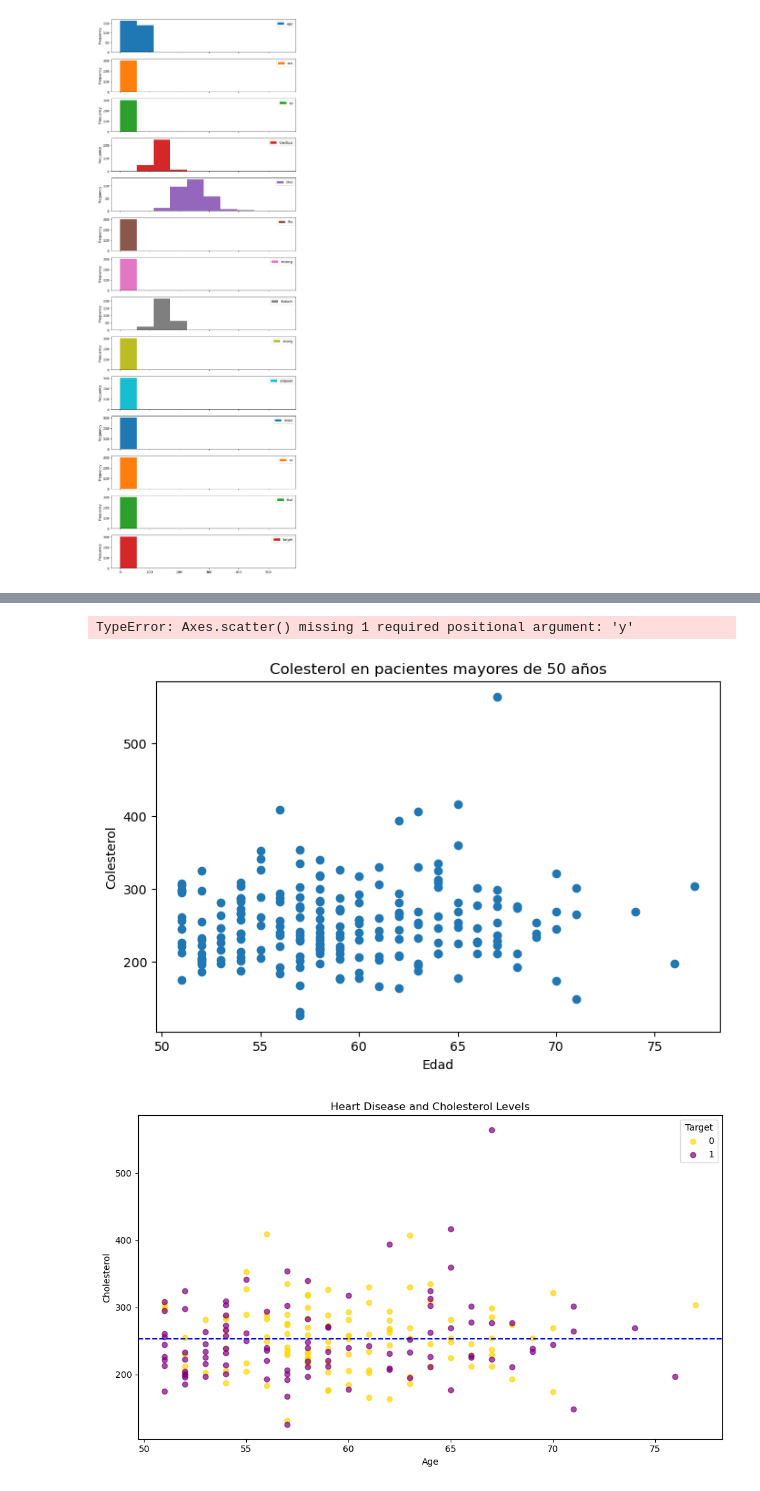
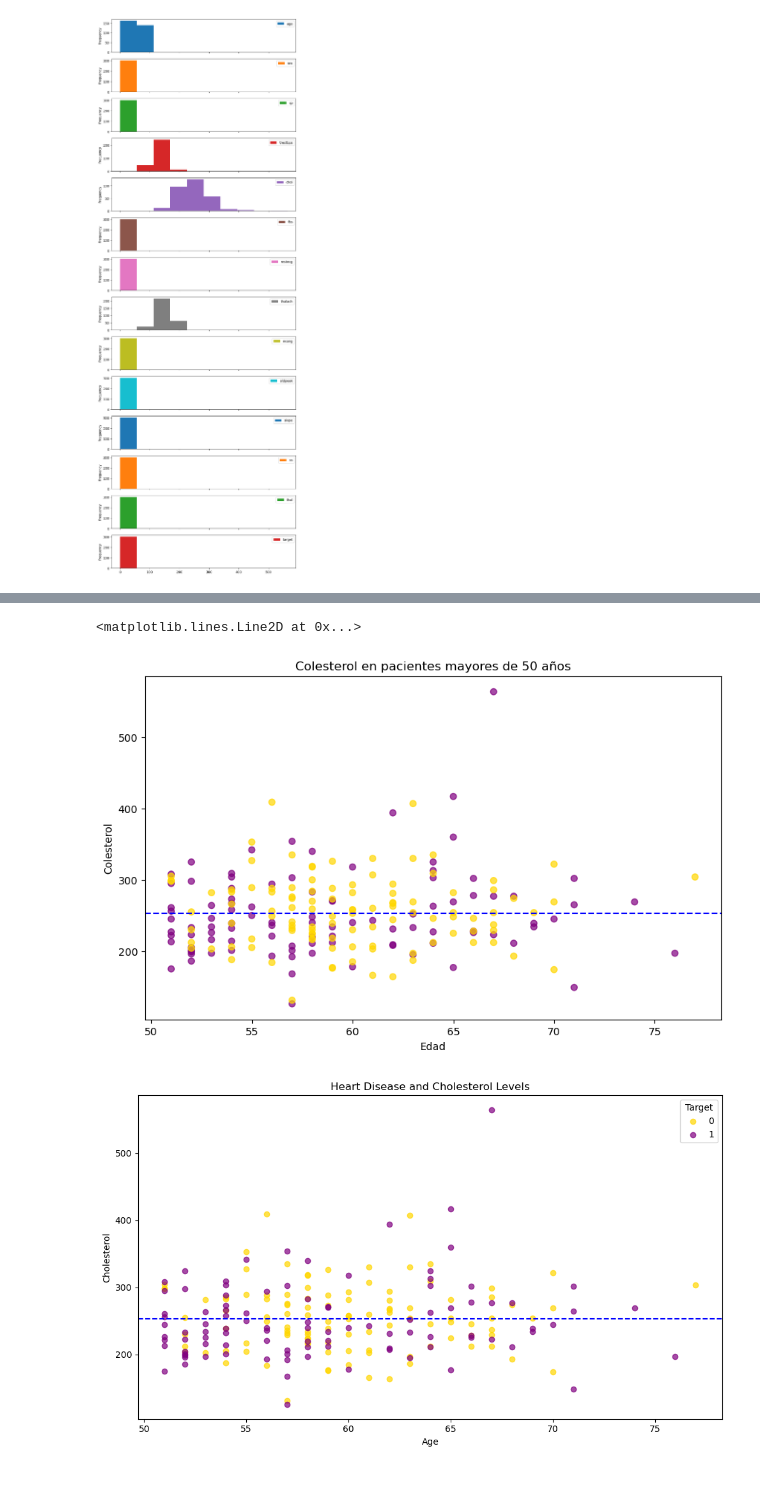
Before and after one commit to AlexDotel/Practicas-Machine-Learning, a Jupyter notebook: Ejercicio_Matplotlib.ipynb, the cells around one changed output, grey strips where cells are left out. Saved outputs shown, nothing was run; the diff lists cells and outputs as text; code cells hidden in the pictures.

```diff
--- a/Ejercicio_Matplotlib.ipynb
+++ b/Ejercicio_Matplotlib.ipynb
@@ -435,31 +435,32 @@ Para este próximo desafío, vamos a replicar el siguiente gráfico:
 # %%
 # Replique el gráfico anterior de la forma que crea conveniente
 
 # Nota: el método a continuación es solo una forma de hacerlo, el suyo puede ser
 # ligeramente diferente
 
 # Cree un DataFrame con pacientes mayores de 50 años
 heart_disease_50 = heart_disease[heart_disease['age'] > 50]
 
 # Cree el gráfico
-fig, ax = plt.subplots(figsize=(8, 5))
+fig, ax = plt.subplots(figsize=(10, 6))
 
 # Grafique los datos
-ax.scatter(heart_disease_50['age'], heart_disease_50['chol'])
-
+# ax.scatter(heart_disease_50['age'], heart_disease_50['chol'])
 
 # Personalice el gráfico
 ax.set_title('Colesterol en pacientes mayores de 50 años')
 ax.set_xlabel('Edad')
 ax.set_ylabel('Colesterol')
 
 # Cambiar el color de los puntos del grafico, unos purpura y otros gold
-
+colors = heart_disease_50['target'].map({1: 'purple', 0: 'gold'})
+ax.scatter(heart_disease_50['age'], heart_disease_50['chol'], c=colors, alpha=0.7)
 
 # Agregue una línea media
+ax.axhline(y=heart_disease_50['chol'].mean(), color='blue', linestyle='--')
 # %% [output]
-TypeError: Axes.scatter() missing 1 required positional argument: 'y'
+<matplotlib.lines.Line2D at 0x...>
-[figure, old version]
+[figure, new version]
 # %%
 # Filtrar pacientes mayores de 50 años
 df_filtered = heart_disease[heart_disease['age'] > 50]
```
Also changed, not shown: parts of 9 cells of this notebook, 3 other files.
